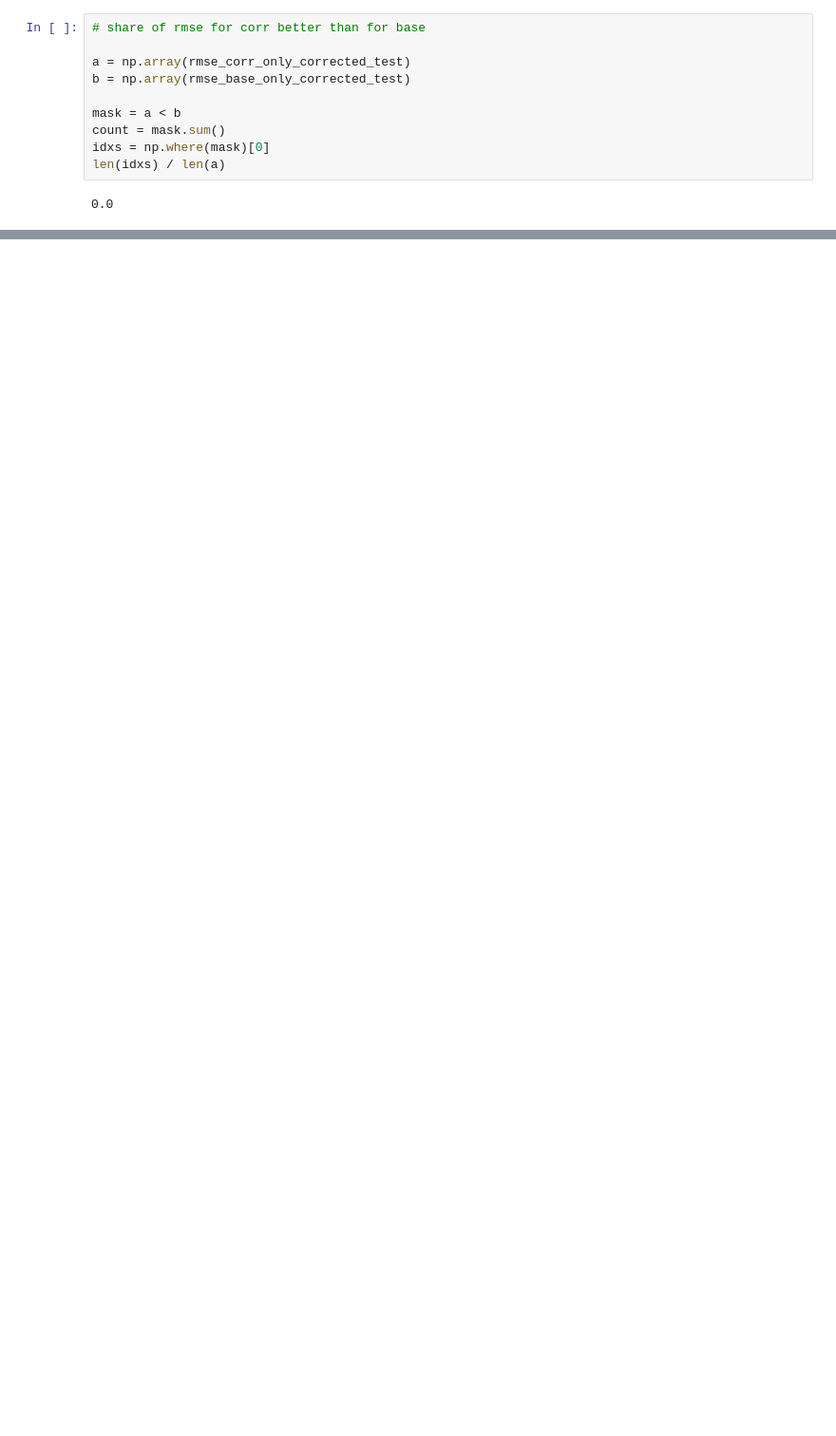
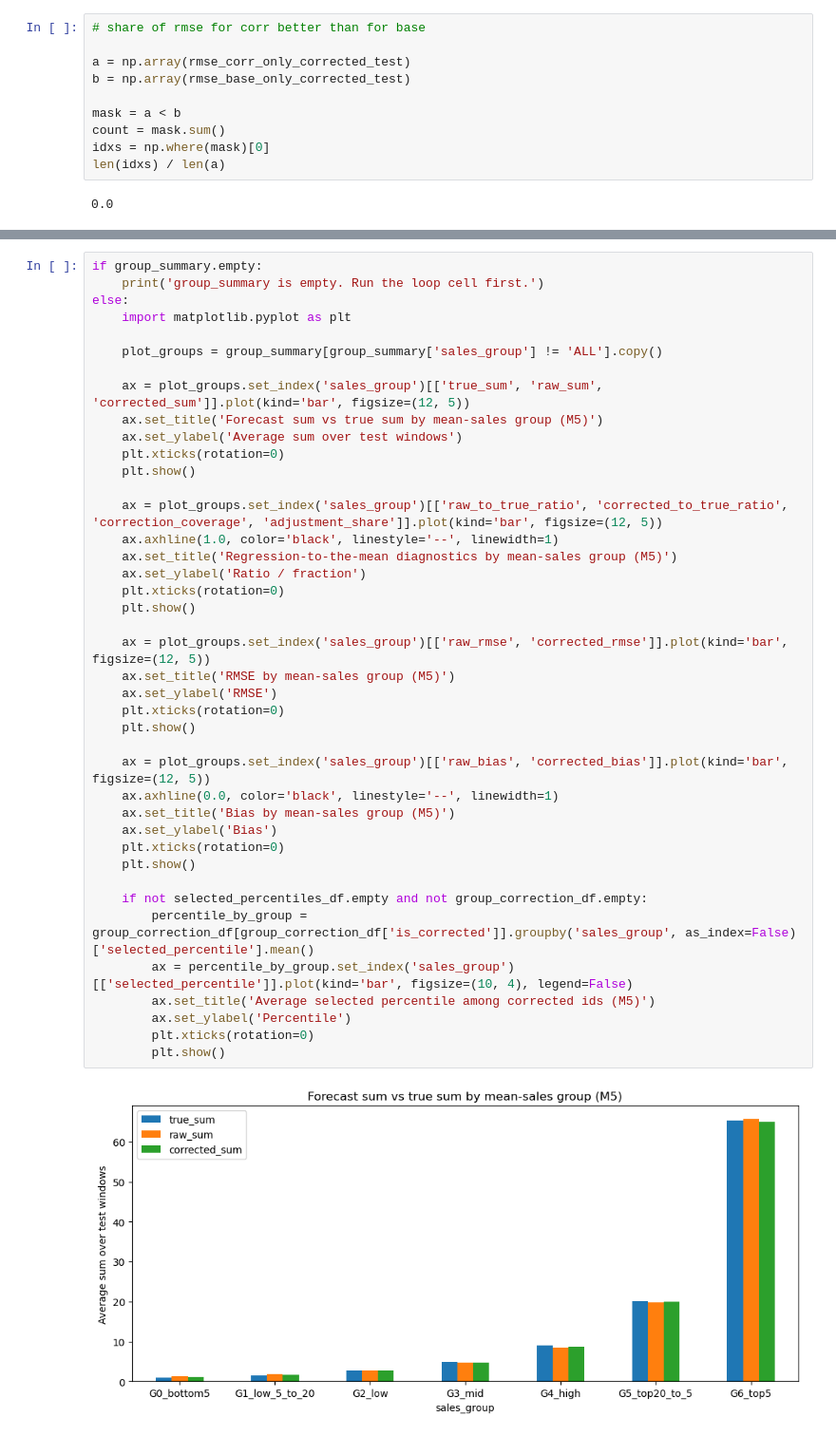
Before and after one commit to janrth/mlforecast, a Jupyter notebook: mlforecast/automl_percentile_correction_m5.ipynb, the cells around one changed output, grey strips where cells are left out. Shown at 95% size. Cells and saved outputs as stored; diff of their text form; blank space fills up the shorter version.

```diff
--- a/mlforecast/automl_percentile_correction_m5.ipynb
+++ b/mlforecast/automl_percentile_correction_m5.ipynb
@@ -535,0 +864,43 @@ plt.axvline(preds_all[preds_all.unique_id.isin(corr_ids)].res_best.mean())
+# %%
+if group_summary.empty:
+    print('group_summary is empty. Run the loop cell first.')
+else:
+    import matplotlib.pyplot as plt
+
+    plot_groups = group_summary[group_summary['sales_group'] != 'ALL'].copy()
+
+    ax = plot_groups.set_index('sales_group')[['true_sum', 'raw_sum', 'corrected_sum']].plot(kind='bar', figsize=(12, 5))
+    ax.set_title('Forecast sum vs true sum by mean-sales group (M5)')
+    ax.set_ylabel('Average sum over test windows')
+    plt.xticks(rotation=0)
+    plt.show()
+
+    ax = plot_groups.set_index('sales_group')[['raw_to_true_ratio', 'corrected_to_true_ratio', 'correction_coverage', 'adjustment_share']].plot(kind='bar', figsize=(12, 5))
+    ax.axhline(1.0, color='black', linestyle='--', linewidth=1)
+    ax.set_title('Regression-to-the-mean diagnostics by mean-sales group (M5)')
+    ax.set_ylabel('Ratio / fraction')
+    plt.xticks(rotation=0)
+    plt.show()
+
+    ax = plot_groups.set_index('sales_group')[['raw_rmse', 'corrected_rmse']].plot(kind='bar', figsize=(12, 5))
+    ax.set_title('RMSE by mean-sales group (M5)')
+    ax.set_ylabel('RMSE')
+    plt.xticks(rotation=0)
+    plt.show()
+
+    ax = plot_groups.set_index('sales_group')[['raw_bias', 'corrected_bias']].plot(kind='bar', figsize=(12, 5))
+    ax.axhline(0.0, color='black', linestyle='--', linewidth=1)
+    ax.set_title('Bias by mean-sales group (M5)')
+    ax.set_ylabel('Bias')
+    plt.xticks(rotation=0)
+    plt.show()
+
+    if not selected_percentiles_df.empty and not group_correction_df.empty:
+        percentile_by_group = group_correction_df[group_correction_df['is_corrected']].groupby('sales_group', as_index=False)['selected_percentile'].mean()
+        ax = percentile_by_group.set_index('sales_group')[['selected_percentile']].plot(kind='bar', figsize=(10, 4), legend=False)
+        ax.set_title('Average selected percentile among corrected ids (M5)')
+        ax.set_ylabel('Percentile')
+        plt.xticks(rotation=0)
+        plt.show()
+# %% [output]
+[figure, added]
```
Also changed, not shown: parts of 28 cells of this notebook.
